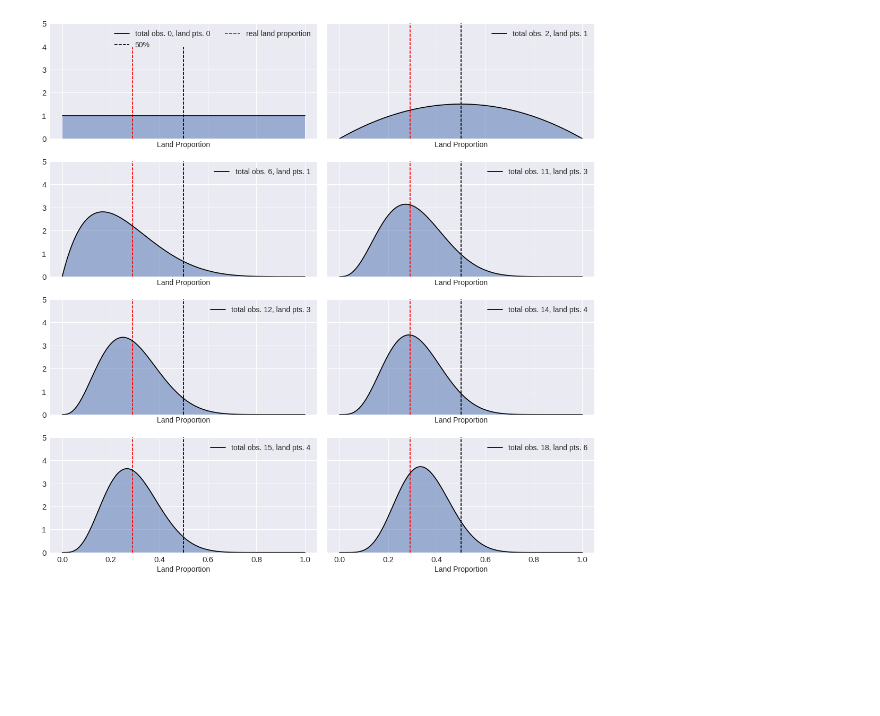
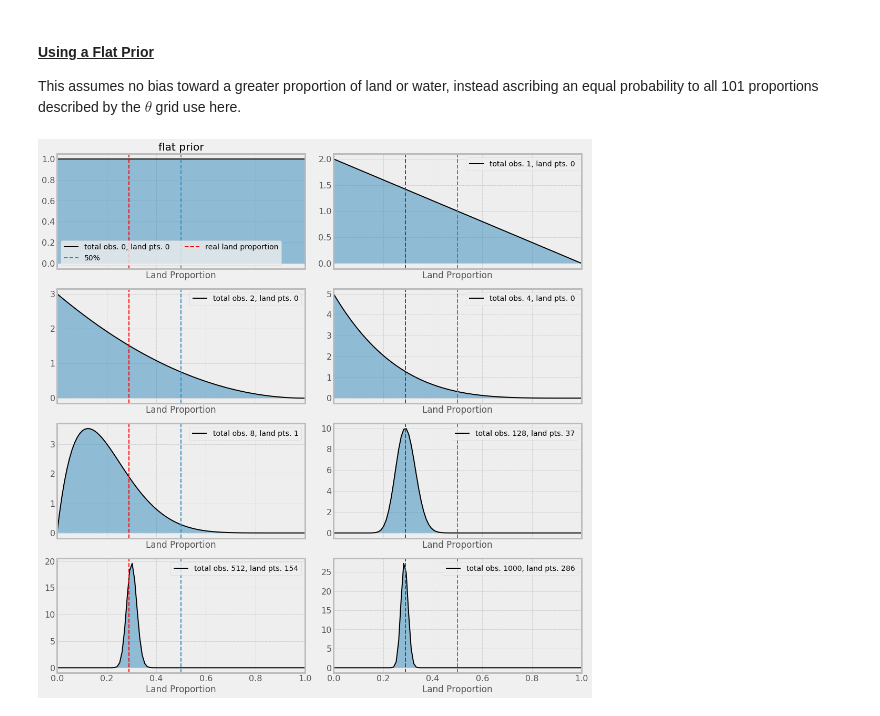
Before and after one commit to madHatter106/Bayesian-Chlorophyll, a Jupyter notebook: Bayesian Modeling for Oceanographers - 1 - Introduction.ipynb, the cells around one changed output. Cells and saved outputs as stored; diff of their text form; code cells hidden in the pictures; blank space fills up the shorter version.

Commit message:
editing land proportion section

```diff
--- a/Bayesian Modeling for Oceanographers - 1 - Introduction.ipynb
+++ b/Bayesian Modeling for Oceanographers - 1 - Introduction.ipynb
@@ -35,0 +146,8 @@ array([ 0,  2,  6, 11, 12, 14, 15, 18])
+# %%
+pl.style.use('bmh')
+# %%
+rcParams['font.size'] = 16
+rcParams['axes.labelsize'] = 18
+rcParams['axes.titlesize'] = 20
+rcParams['xtick.labelsize'] = 16
+rcParams['ytick.labelsize'] = 16
@@ -36,24 +166,39 @@ array([ 0,  2,  6, 11, 12, 14, 15, 18])
+# %%
+# Set theta_true
+theta_true = 0.29
+# Sample 1000 times parameterized by theta_true
+data = np.random.choice([0,1], size=1000, p=[1-theta_true, theta_true])
+# cumulative sum. equals the number of land occurrences given a specific number of samples
+cdata = np.cumsum(np.insert(data,0,0))
+# Set up the hypotheses grid
+theta_hyp=np.linspace(0,1,100)
+# %%
+N = [0, 1, 2, 4, 8, 128, 512, 1000]
+# %% [markdown]
+#### <u>Using a Flat Prior</u>
+
+This assumes no bias toward a greater proportion of land or water, instead ascribing an equal probability to all 101 proportions described by the $\theta$ grid use here.
 # %%
-f, axs = pl.subplots(ncols=2, nrows=4, figsize=(15, 15), sharex=True, sharey=True)
-sb.set(font_scale=1.5)
-for n ,ax in zip(N, axs.ravel()):
+f, axs = pl.subplots(ncols=2, nrows=4, figsize=(15, 15), sharex=True)
+#sb.set(font_scale=1.5)
+for n, ax in zip(N, axs.ravel()):
     ocns = cdata[n]
-    y = beta.pdf(thetas, 1 + ocns, 1 + n - ocns)
-    ax.plot(thetas, y, color='k', label='total obs. %d, land pts. %d' %(n, ocns))
+    y = beta.pdf(theta_hyp, 1 + ocns, 1 + n - ocns)
+    ax.plot(theta_hyp, y , color='k', label='total obs. %d, land pts. %d' %(n, ocns))
     ymax=5
     lbl1=None
     lbl2=None
     if n == 0:
         ymax=4
         lbl1 = '50%'
         lbl2 = 'real land proportion'
-    ax.vlines(0.5, 0, ymax, linestyles='--', label=lbl1)
-    ax.vlines(0.29, 0, ymax, linestyles='--', color='r', label=lbl2)
-    ax.legend(fontsize=14, ncol=2)
-    ax.set_ylim(0,5)
-    ax.fill_between(thetas,y,alpha=0.5);
-    ax.set_xlabel('Land Proportion', fontsize=14)
+        ax.set_title('flat prior')
+    ax.axvline(0.5, linestyle='--', label=lbl1)
+    ax.axvline(theta_true, linestyle='--', color='r', label=lbl2)
+    ax.legend(ncol=2)
+    ax.fill_between(theta_hyp, y, alpha=0.5);
+    ax.set_xlabel('Land Proportion')
+    ax.set_xlim((0, 1))
 f.tight_layout()
-f.savefig('./bayesianChl_stuff/landProp_flat.png', dpi=300, format='png')
 # %% [output]
-[figure, old version]
+[figure, new version]
```
Also changed, not shown: parts of 19 cells of this notebook.
